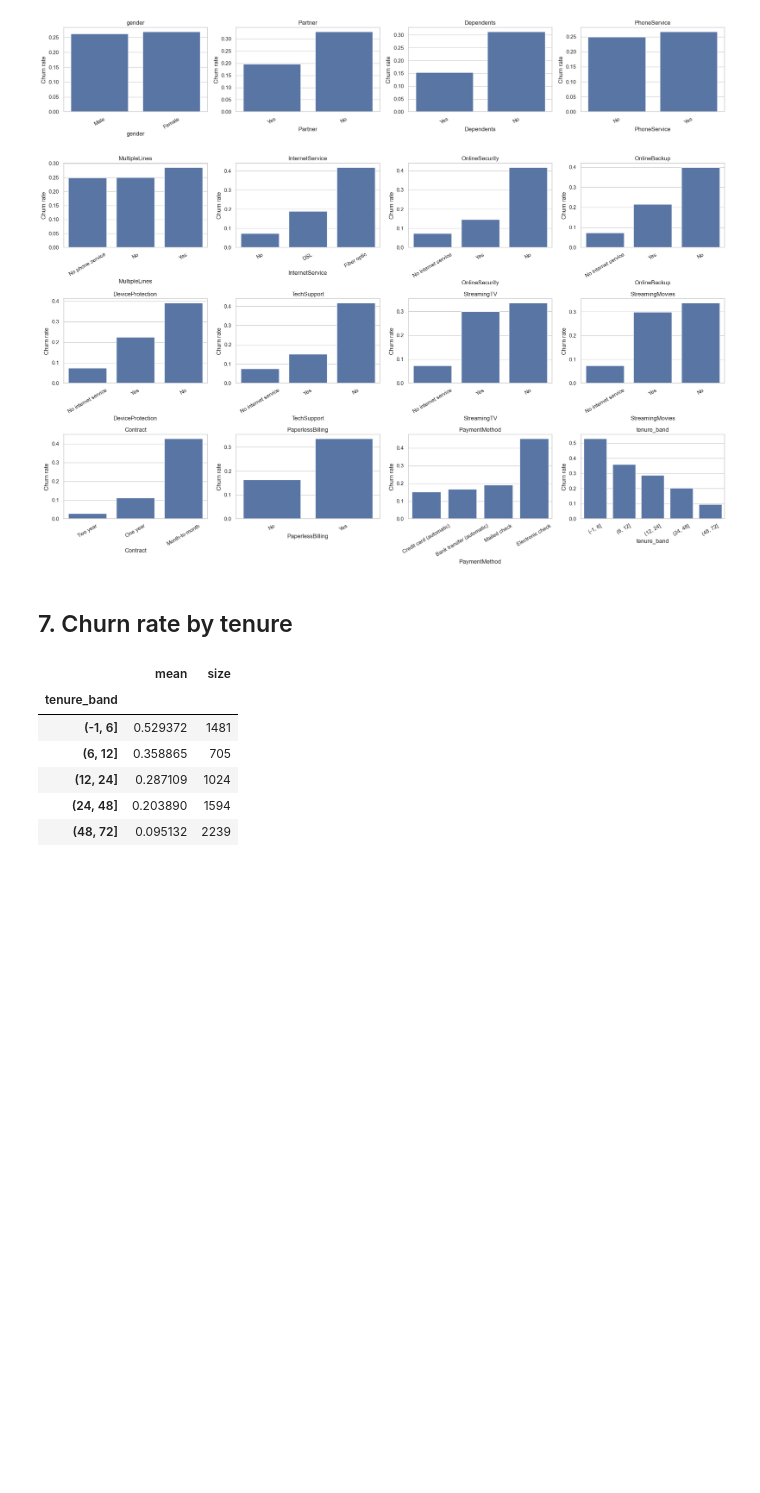
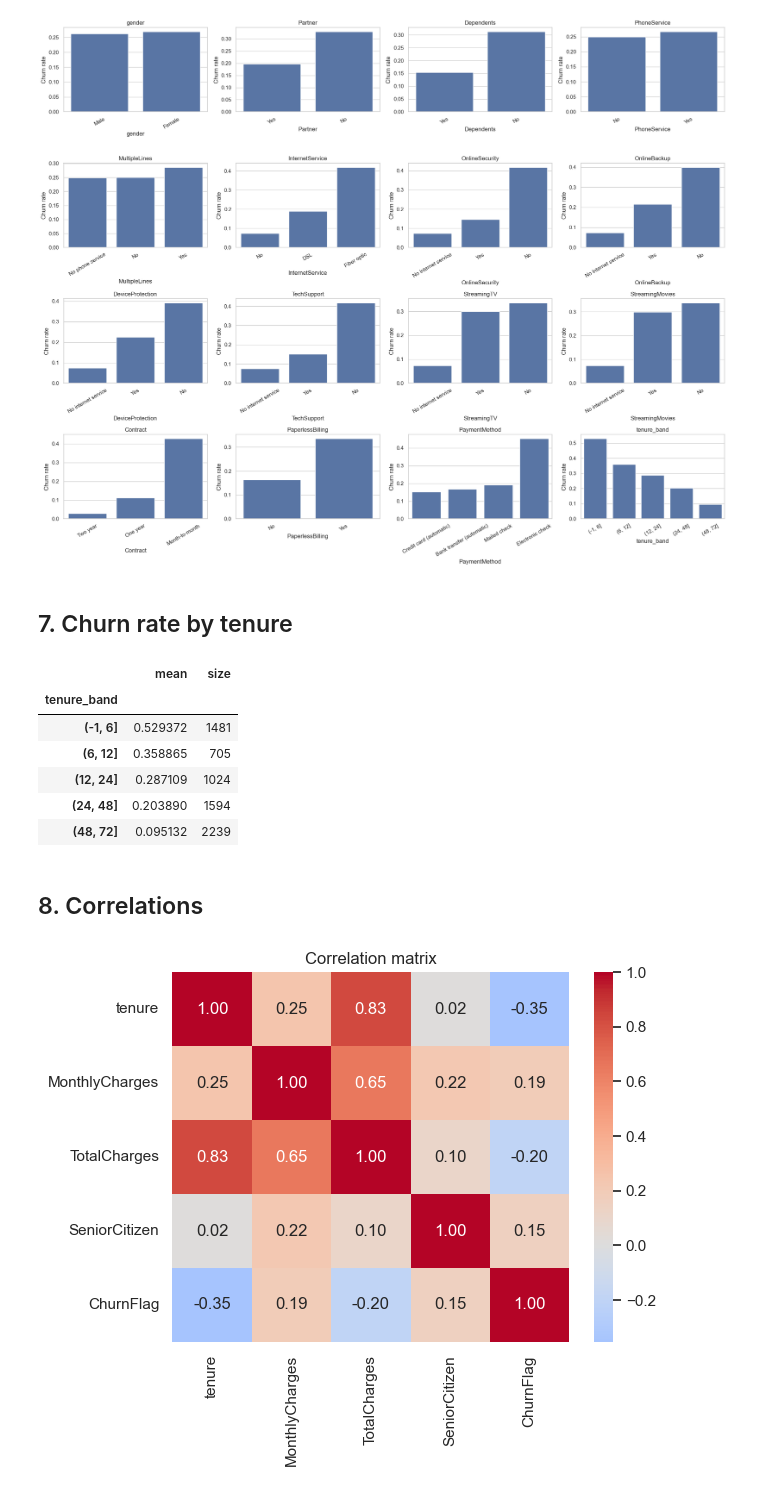
Before and after one commit to methuliH/telco-churn-coursework, a Jupyter notebook: notebooks/Task_01.ipynb, the cells around one changed output. Saved outputs shown, nothing was run; the diff lists cells and outputs as text; code cells hidden in the pictures; blank space fills up the shorter version.

Commit message:
Add correlation heatmap

```diff
--- a/notebooks/Task_01.ipynb
+++ b/notebooks/Task_01.ipynb
@@ -202,3 +202,13 @@ df.groupby('tenure_band', observed=True)['ChurnFlag'].agg(['mean', 'size'])
 | (12, 24] | 0.287109 | 1024 |
 | (24, 48] | 0.203890 | 1594 |
 | (48, 72] | 0.095132 | 2239 |
+# %% [markdown]
+## 8. Correlations
+# %%
+# Heatmap of correlations between the numeric features and churn, showing which relate to churn and which overlap with each other.
+corr_cols = num_cols + ['SeniorCitizen', 'ChurnFlag']
+sns.heatmap(df[corr_cols].corr(), annot=True, cmap='coolwarm', center=0, fmt='.2f')
+plt.title('Correlation matrix')
+plt.show()
+# %% [output]
+[figure, added]
```
